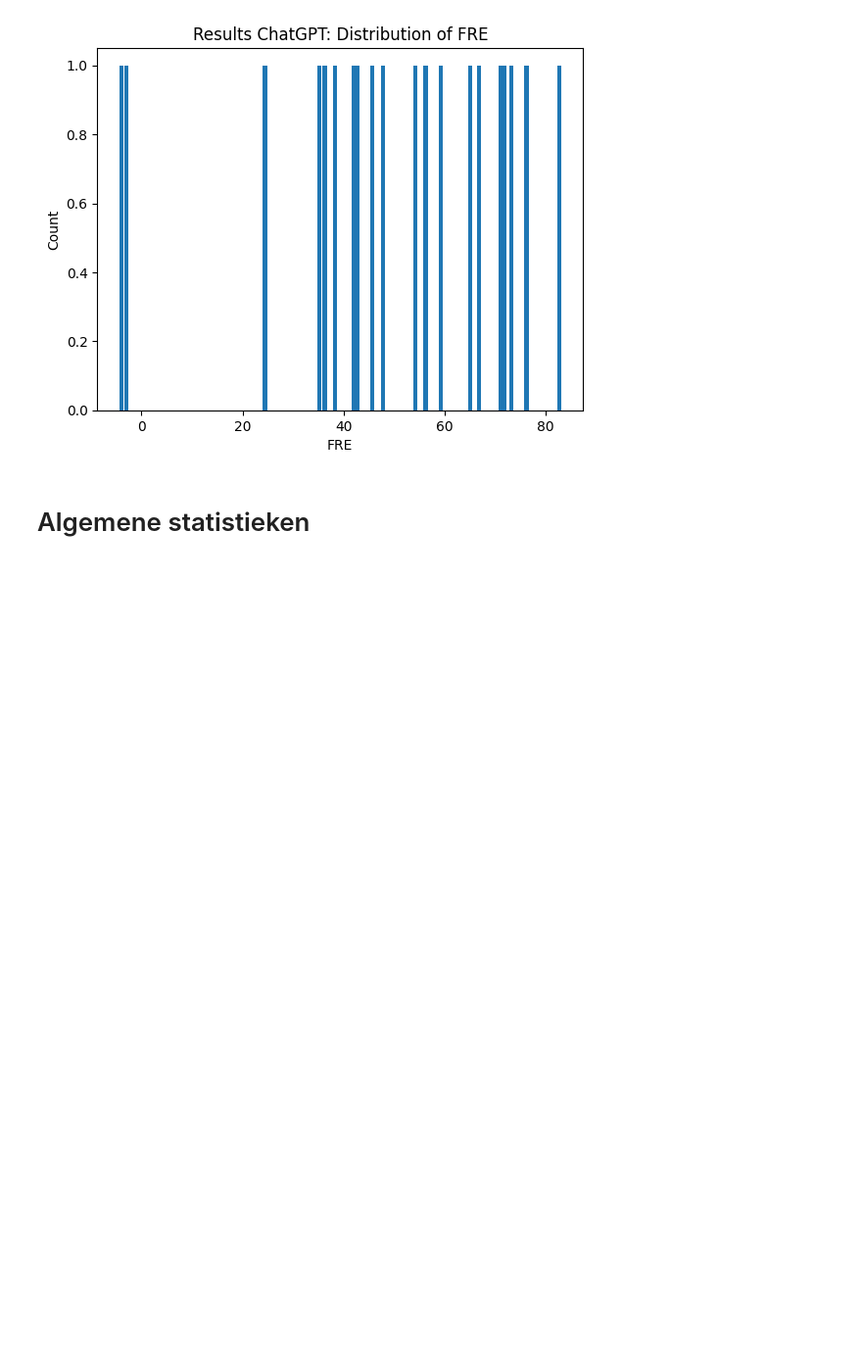
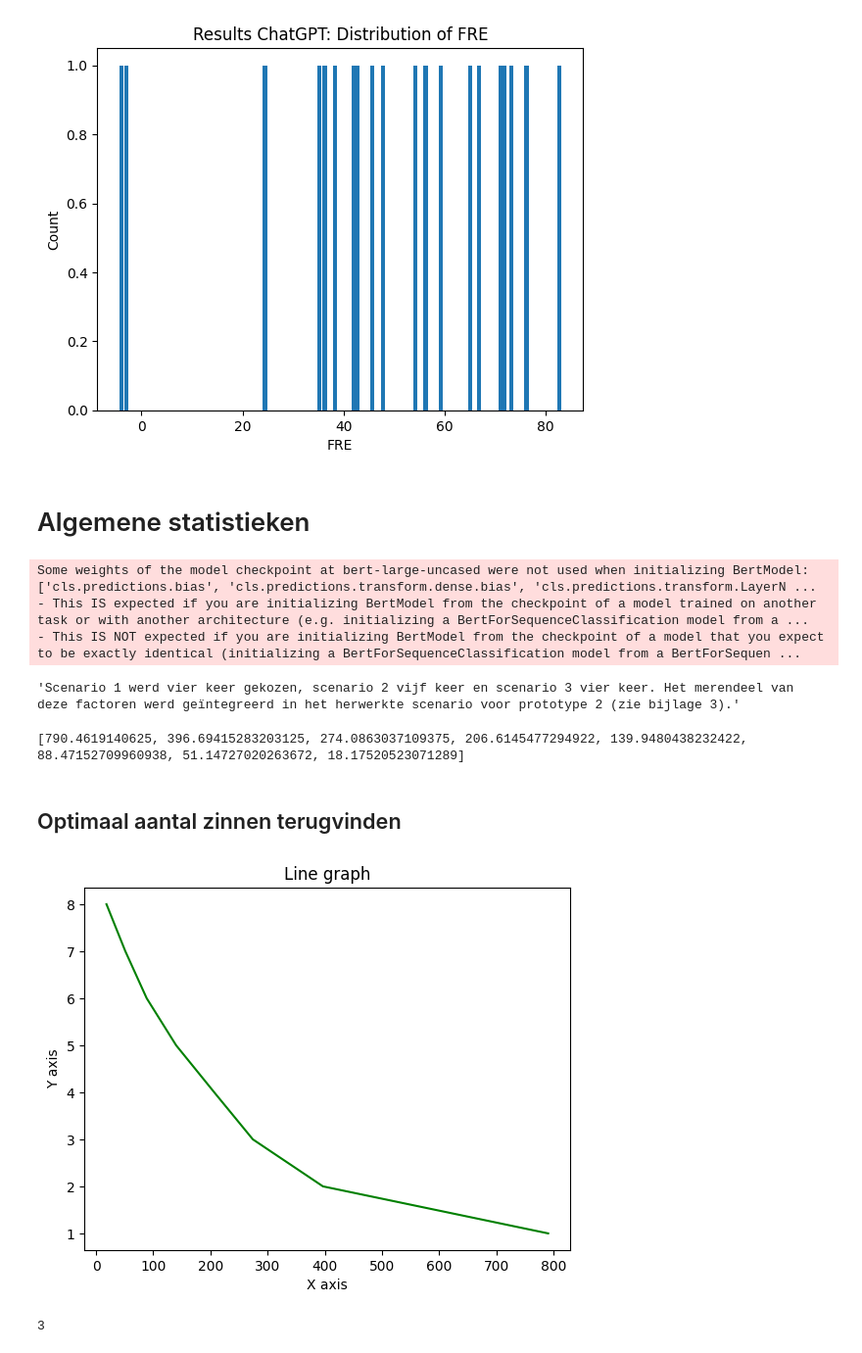
Before and after one commit to dylancluyse/bachelorproef-nlp-tekstvereenvoudiging, a Jupyter notebook: scripts/experimenten/4_extractive_summarization.ipynb, the cells around one changed output. Shown at 98% size. Cells and saved outputs as stored; diff of their text form; code cells hidden in the pictures; blank space fills up the shorter version.

```diff
--- a/scripts/experimenten/4_extractive_summarization.ipynb
+++ b/scripts/experimenten/4_extractive_summarization.ipynb
@@ -116,3 +116,44 @@ plt.show()
 [figure]
 # %% [markdown]
 # Algemene statistieken
+# %%
+from summarizer import Summarizer
+model = Summarizer()
+# %% [output]
+Some weights of the model checkpoint at bert-large-uncased were not used when initializing BertModel: ['cls.predictions.bias', 'cls.predictions.transform.dense.bias', 'cls.predictions.transform.LayerN ...
+- This IS expected if you are initializing BertModel from the checkpoint of a model trained on another task or with another architecture (e.g. initializing a BertForSequenceClassification model from a ...
+- This IS NOT expected if you are initializing BertModel from the checkpoint of a model that you expect to be exactly identical (initializing a BertForSequenceClassification model from a BertForSequen ...
+# %%
+total = ""
+for i in range(len(sentences)):
+    total += sentences[i][0] + '\n'
+# %%
+model(total)
+# %% [output]
+'Scenario 1 werd vier keer gekozen, scenario 2 vijf keer en scenario 3 vier keer. Het merendeel van deze factoren werd geïntegreerd in het herwerkte scenario voor prototype 2 (zie bijlage 3).'
+# %%
+res = model.calculate_elbow(total, k_max=10)
+print(res)
+# %% [output]
+[790.4619140625, 396.69415283203125, 274.0863037109375, 206.6145477294922, 139.9480438232422, 88.47152709960938, 51.14727020263672, 18.17520523071289]
+# %% [markdown]
+## Optimaal aantal zinnen terugvinden
+# %%
+import numpy as np
+import matplotlib.pyplot as plt
+
+x = res
+y = np.arange(1,9)
+
+plt.title("Line graph")
+plt.xlabel("X axis")
+plt.ylabel("Y axis")
+plt.plot(x, y, color ="green")
+plt.show()
+# %% [output]
+[figure, added]
+# %%
+res = model.calculate_optimal_k(total, k_max=10)
+print(res)
+# %% [output]
+3
```
Also changed, not shown: 14 other files.
